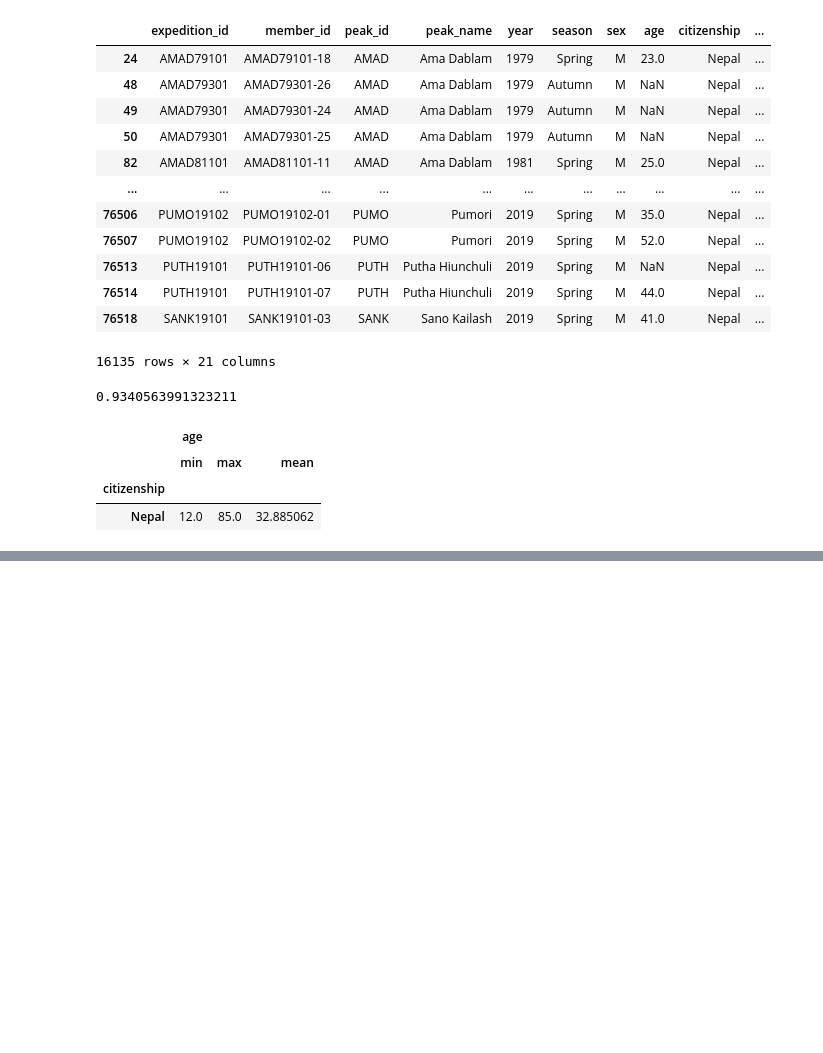
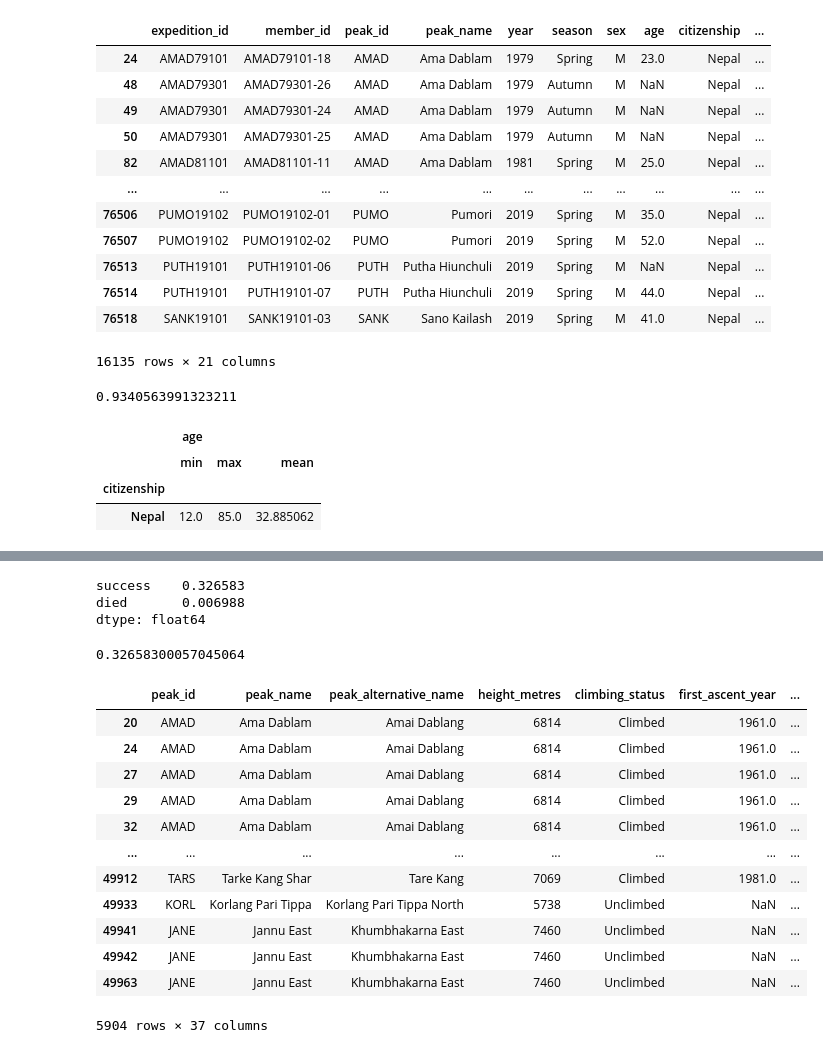
Before and after one commit to QMSS-G5072-2022/Rudoff_Jackson, a Jupyter notebook: hw02/HW2 - Jackson_Rudoff.ipynb, the cells around one changed output, grey strips where cells are left out. Drawn from its saved outputs; the diff is of its cells as text; code cells hidden in the pictures; blank space fills up the shorter version.

```diff
--- a/hw02/HW2 - Jackson_Rudoff.ipynb
+++ b/hw02/HW2 - Jackson_Rudoff.ipynb
@@ -137,0 +128,28 @@ sum(members_test['success'])/len(members_test)
+# %%
+members_test[['success', 'died']].apply(lambda x: x.sum()/len(x))
+# %% [output]
+success    0.326583
+died       0.006988
+dtype: float64
+# %%
+sum(members_test['success'])/len(members_test)
+# %% [output]
+0.32658300057045064
+# %%
+test1 = merged_data[['success', 'oxygen_used', 'died', 'sex']]
+test1 = merged_data[merged_data['sex'] == 'F']
+test1
+# %% [output]
+|  | peak_id | peak_name | peak_alternative_name | height_metres | climbing_status | first_ascent_year | ... |
+| 20 | AMAD | Ama Dablam | Amai Dablang | 6814 | Climbed | 1961.0 | ... |
+| 24 | AMAD | Ama Dablam | Amai Dablang | 6814 | Climbed | 1961.0 | ... |
+| 27 | AMAD | Ama Dablam | Amai Dablang | 6814 | Climbed | 1961.0 | ... |
+| 29 | AMAD | Ama Dablam | Amai Dablang | 6814 | Climbed | 1961.0 | ... |
+| 32 | AMAD | Ama Dablam | Amai Dablang | 6814 | Climbed | 1961.0 | ... |
+| ... | ... | ... | ... | ... | ... | ... | ... |
+| 49912 | TARS | Tarke Kang Shar | Tare Kang | 7069 | Climbed | 1981.0 | ... |
+| 49933 | KORL | Korlang Pari Tippa | Korlang Pari Tippa North | 5738 | Unclimbed | NaN | ... |
+| 49941 | JANE | Jannu East | Khumbhakarna East | 7460 | Unclimbed | NaN | ... |
+| 49942 | JANE | Jannu East | Khumbhakarna East | 7460 | Unclimbed | NaN | ... |
+| 49963 | JANE | Jannu East | Khumbhakarna East | 7460 | Unclimbed | NaN | ... |
+5904 rows × 37 columns
```
Also changed, not shown: parts of 16 cells of this notebook.
